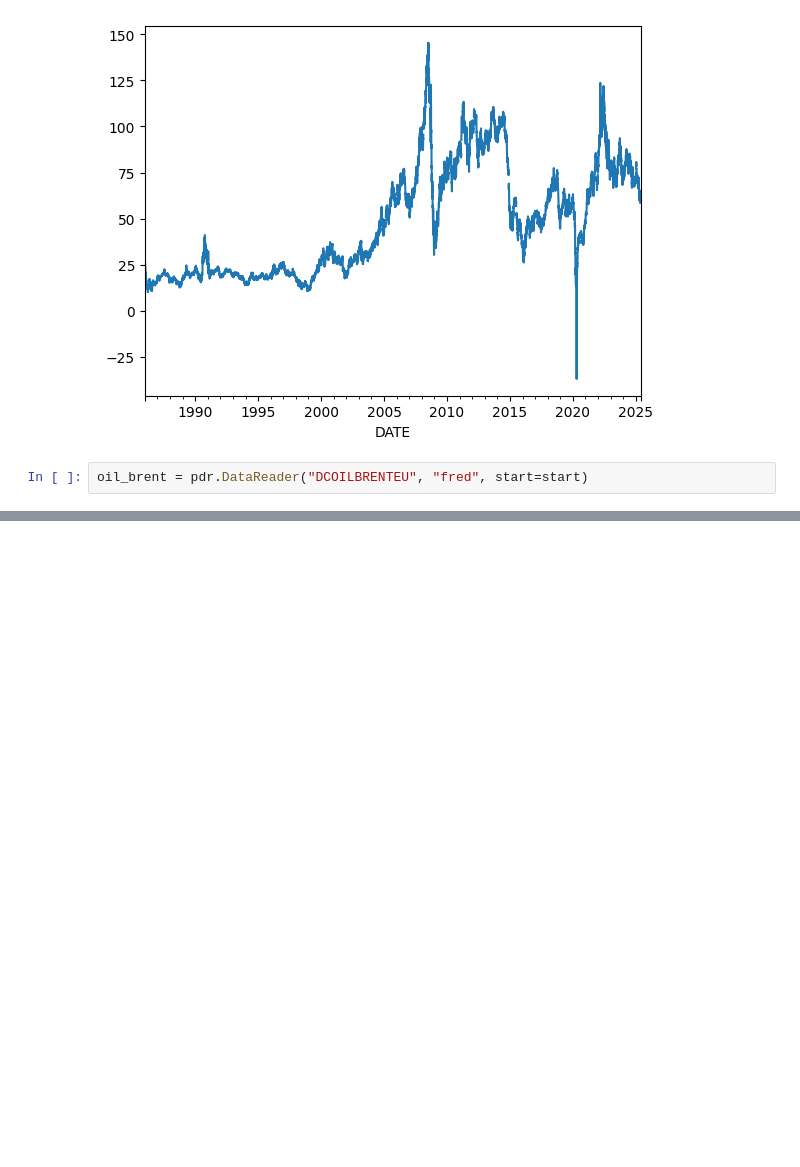
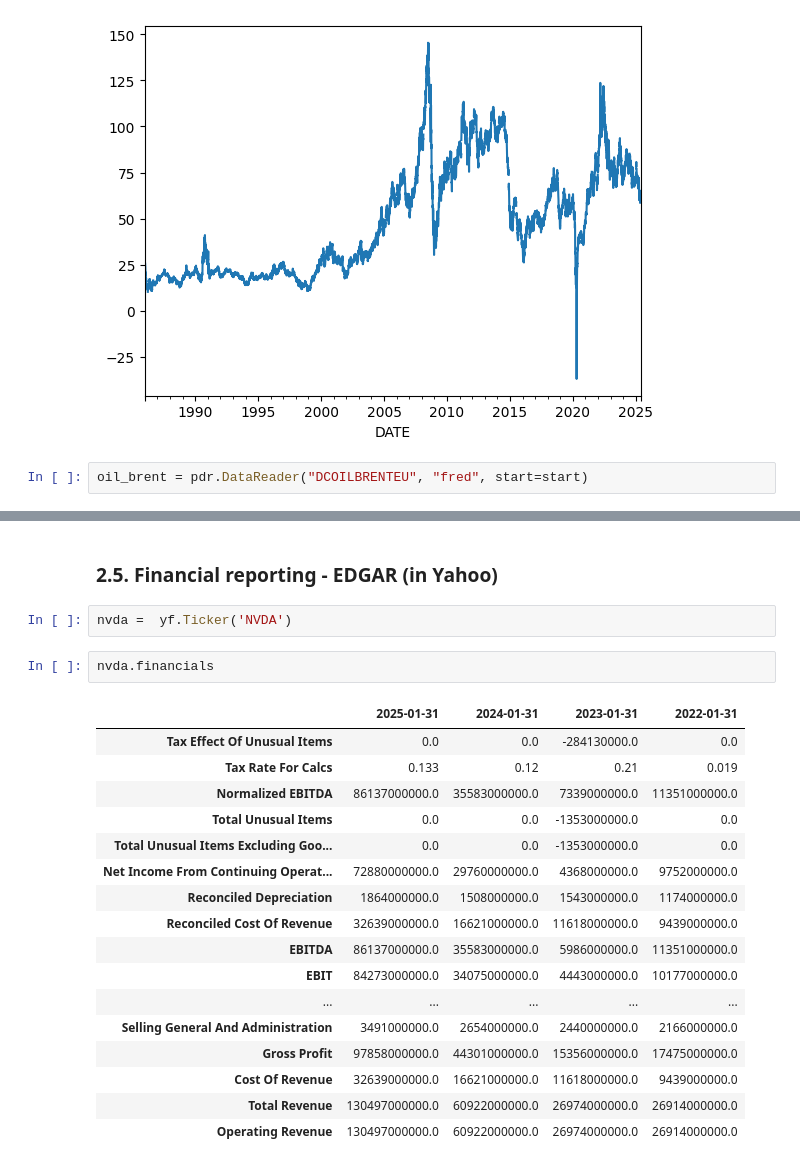
Before and after one commit to nathadriele/stock-markets-analytics-zoomcamp, a Jupyter notebook: 01-intro-and-data-sources/hw-intro.ipynb, the cells around one changed output, grey strips where cells are left out. Saved outputs shown, nothing was run; the diff lists cells and outputs as text; blank space fills up the shorter version.

Commit message:
nvda

```diff
--- a/01-intro-and-data-sources/hw-intro.ipynb
+++ b/01-intro-and-data-sources/hw-intro.ipynb
@@ -496,0 +563,24 @@ oil_brent = pdr.DataReader("DCOILBRENTEU", "fred", start=start)
+# %% [markdown]
+### 2.5. Financial reporting - EDGAR (in Yahoo)
+# %%
+nvda =  yf.Ticker('NVDA')
+# %%
+nvda.financials
+# %% [output]
+|  | 2025-01-31 | 2024-01-31 | 2023-01-31 | 2022-01-31 |
+| Tax Effect Of Unusual Items | 0.0 | 0.0 | -284130000.0 | 0.0 |
+| Tax Rate For Calcs | 0.133 | 0.12 | 0.21 | 0.019 |
+| Normalized EBITDA | 86137000000.0 | 35583000000.0 | 7339000000.0 | 11351000000.0 |
+| Total Unusual Items | 0.0 | 0.0 | -1353000000.0 | 0.0 |
+| Total Unusual Items Excluding Goo... | 0.0 | 0.0 | -1353000000.0 | 0.0 |
+| Net Income From Continuing Operat... | 72880000000.0 | 29760000000.0 | 4368000000.0 | 9752000000.0 |
+| Reconciled Depreciation | 1864000000.0 | 1508000000.0 | 1543000000.0 | 1174000000.0 |
+| Reconciled Cost Of Revenue | 32639000000.0 | 16621000000.0 | 11618000000.0 | 9439000000.0 |
+| EBITDA | 86137000000.0 | 35583000000.0 | 5986000000.0 | 11351000000.0 |
+| EBIT | 84273000000.0 | 34075000000.0 | 4443000000.0 | 10177000000.0 |
+| ... | ... | ... | ... | ... |
+| Selling General And Administration | 3491000000.0 | 2654000000.0 | 2440000000.0 | 2166000000.0 |
+| Gross Profit | 97858000000.0 | 44301000000.0 | 15356000000.0 | 17475000000.0 |
+| Cost Of Revenue | 32639000000.0 | 16621000000.0 | 11618000000.0 | 9439000000.0 |
+| Total Revenue | 130497000000.0 | 60922000000.0 | 26974000000.0 | 26914000000.0 |
+| Operating Revenue | 130497000000.0 | 60922000000.0 | 26974000000.0 | 26914000000.0 |
```
Also changed, not shown: parts of 9 cells of this notebook.
